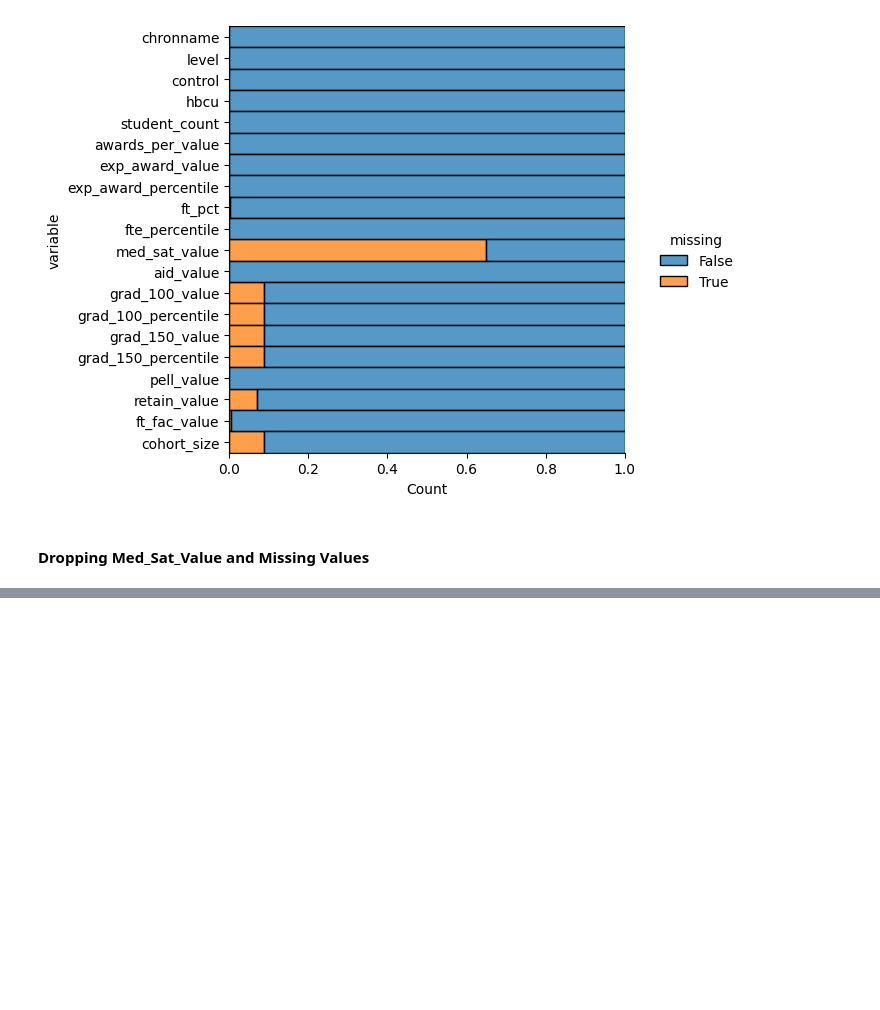
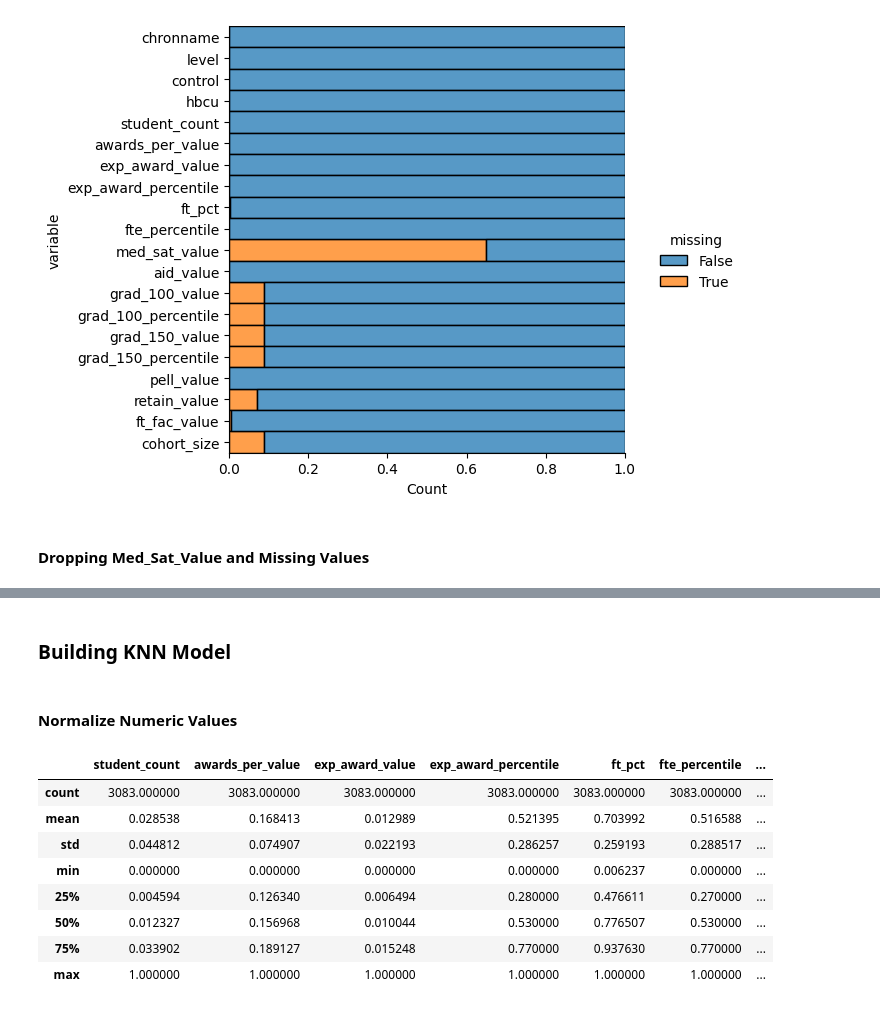
Before and after one commit to PatrickHo718/DS-3021, a Jupyter notebook: 06_ML_Concepts_II_KNN/lab5.ipynb, the cells around one changed output, grey strips where cells are left out. Cells and saved outputs as stored; diff of their text form; code cells hidden in the pictures; blank space fills up the shorter version.

```diff
--- a/06_ML_Concepts_II_KNN/lab5.ipynb
+++ b/06_ML_Concepts_II_KNN/lab5.ipynb
@@ -115,0 +119,24 @@ sns.displot(
+# %% [markdown]
+### Building KNN Model
+# %% [markdown]
+#### Normalize Numeric Values
+# %%
+from sklearn import preprocessing
+
+numeric_cols = grad_data2.select_dtypes(include=['int64', 'float64']).columns
+
+scaler = preprocessing.MinMaxScaler()
+d = scaler.fit_transform(grad_data2[numeric_cols])   # conduct data transformation
+scaled_df = pd.DataFrame(d, columns=numeric_cols)
+grad_data2[numeric_cols] = scaled_df
+grad_data2.describe()
+# %% [output]
+|  | student_count | awards_per_value | exp_award_value | exp_award_percentile | ft_pct | fte_percentile | ... |
+| count | 3083.000000 | 3083.000000 | 3083.000000 | 3083.000000 | 3083.000000 | 3083.000000 | ... |
+| mean | 0.028538 | 0.168413 | 0.012989 | 0.521395 | 0.703992 | 0.516588 | ... |
+| std | 0.044812 | 0.074907 | 0.022193 | 0.286257 | 0.259193 | 0.288517 | ... |
+| min | 0.000000 | 0.000000 | 0.000000 | 0.000000 | 0.006237 | 0.000000 | ... |
+| 25% | 0.004594 | 0.126340 | 0.006494 | 0.280000 | 0.476611 | 0.270000 | ... |
+| 50% | 0.012327 | 0.156968 | 0.010044 | 0.530000 | 0.776507 | 0.530000 | ... |
+| 75% | 0.033902 | 0.189127 | 0.015248 | 0.770000 | 0.937630 | 0.770000 | ... |
+| max | 1.000000 | 1.000000 | 1.000000 | 1.000000 | 1.000000 | 1.000000 | ... |
```
Also changed, not shown: parts of 18 cells of this notebook.
